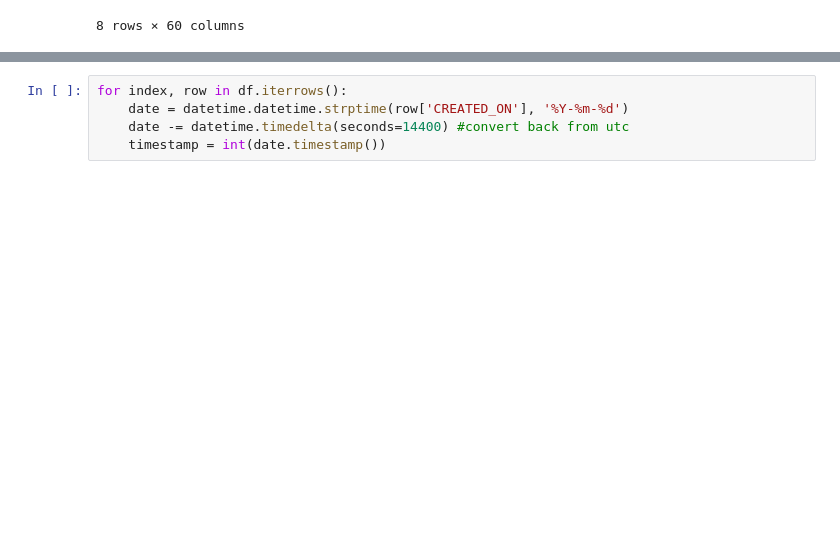
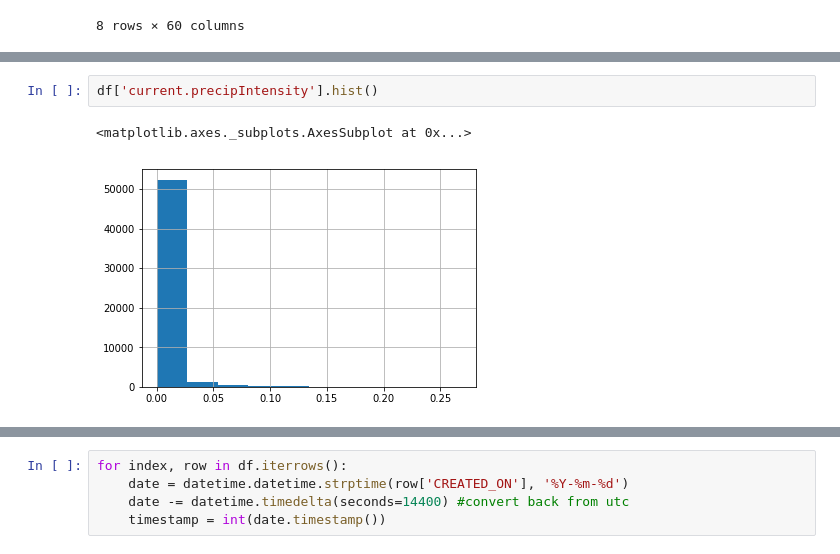
Before and after one commit to erl67/Pittsburgh-311-Weather-Analysis, a Jupyter notebook: 311_CombinedMaster.ipynb, the cells around one changed output, grey strips where cells are left out. Saved outputs shown, nothing was run; the diff lists cells and outputs as text; blank space fills up the shorter version.

```diff
--- a/311_CombinedMaster.ipynb
+++ b/311_CombinedMaster.ipynb
@@ -124,0 +131,5 @@ df.describe()
+# %%
+df['current.precipIntensity'].hist()
+# %% [output]
+<matplotlib.axes._subplots.AxesSubplot at 0x...>
+[figure, added]
```
Also changed, not shown: parts of 12 cells of this notebook.
